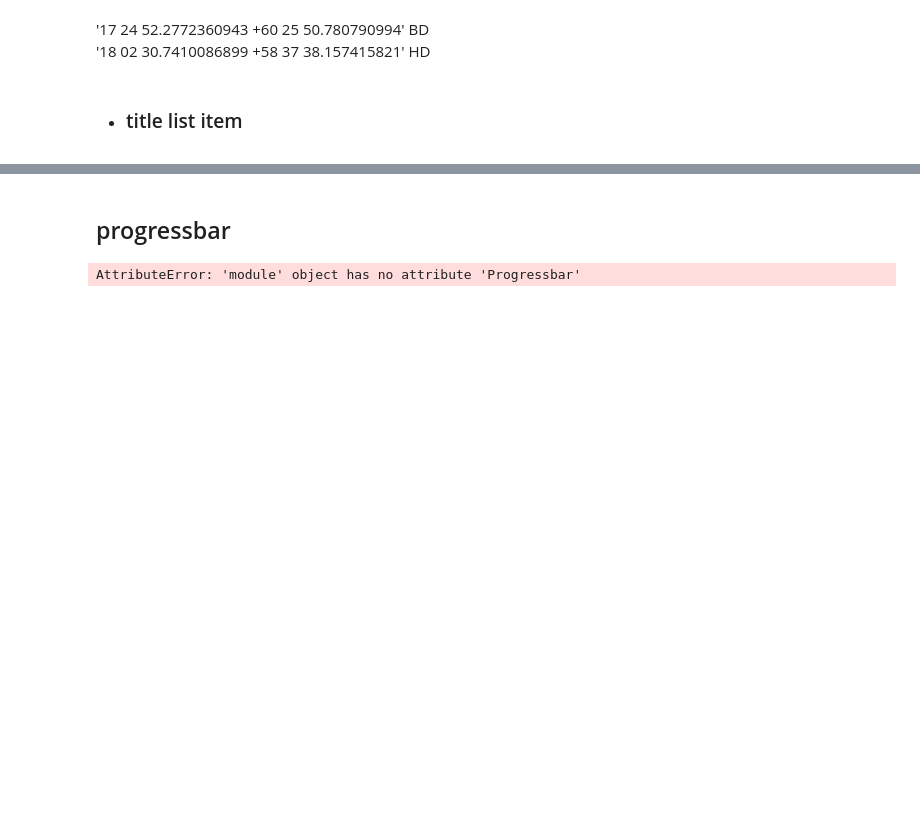
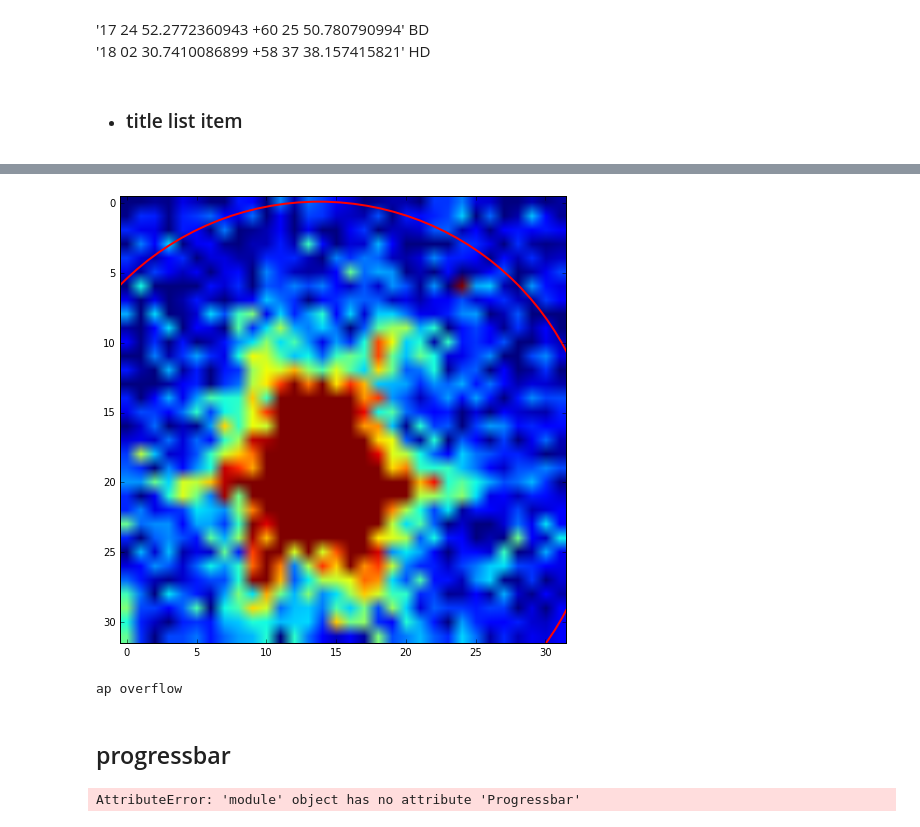
Before and after one commit to eas342/IRAC_photometry, a Jupyter notebook: Experiments/Code Testing.ipynb, the cells around one changed output, grey strips where cells are left out. Cells and saved outputs as stored; diff of their text form; code cells hidden in the pictures; blank space fills up the shorter version.

```diff
--- a/Experiments/Code Testing.ipynb
+++ b/Experiments/Code Testing.ipynb
@@ -29,0 +46,7 @@ plt.rcParams['figure.figsize'] = (10,8)
+# %%
+Xc, Yc = 13.77938, 19.87737
+flux, ap = func.photometry(img, [Xc], [Yc], rad = 20)
+plt.imshow(img, vmin = np.percentile(img, 10), vmax = np.percentile(img, 90))
+ap.plot(color = 'r', linewidth =2)
+# %% [output]
+[figure, added]
@@ -30,3 +59,7 @@ plt.rcParams['figure.figsize'] = (10,8)
+# %%
+ap_test(Xc, Yc, 20)
+# %% [output]
+ap overflow
 # %% [markdown]
 ## progressbar
 # %%
```
Also changed, not shown: parts of 6 cells of this notebook, 2 other files.
